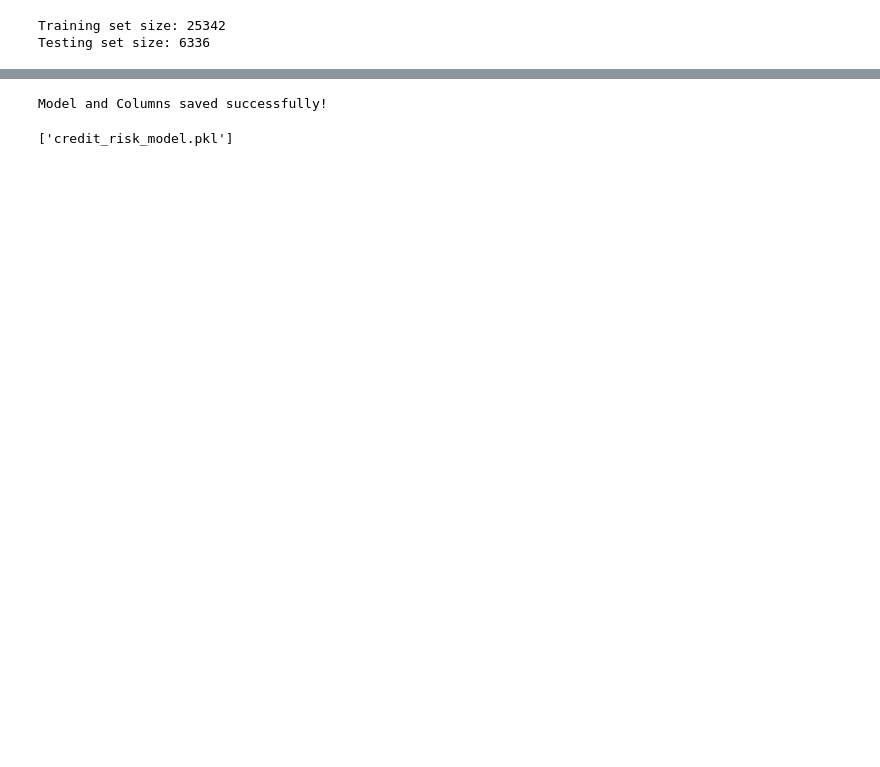
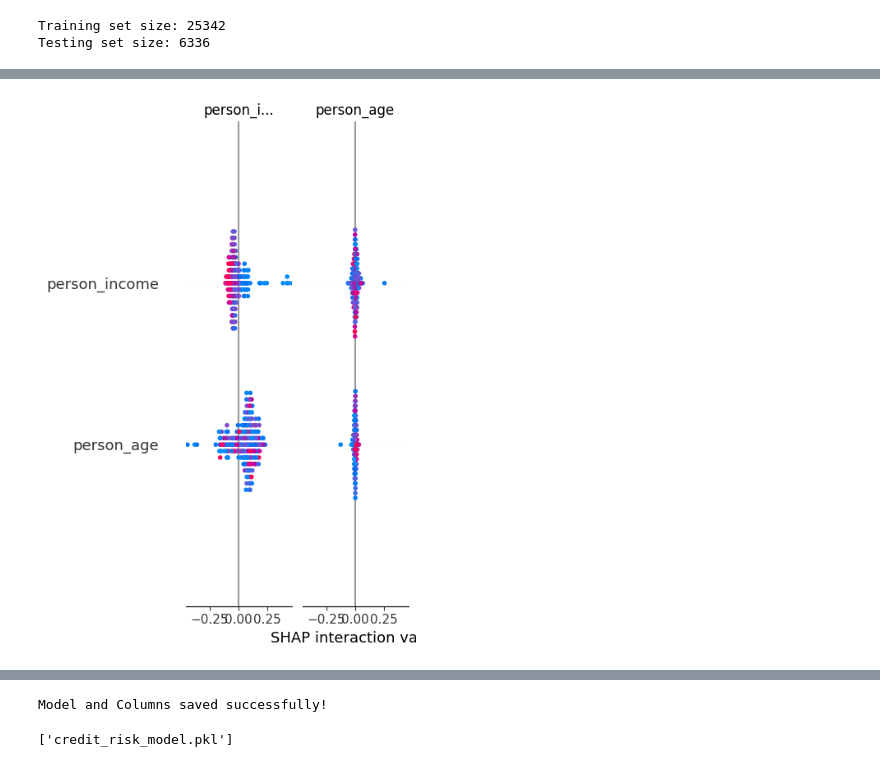
Before and after one commit to jayanth4551/Credit-Risk-Predictor-AI, a Jupyter notebook: credit_risk_analysis.ipynb, the cells around one changed output, grey strips where cells are left out. Saved outputs shown, nothing was run; the diff lists cells and outputs as text; code cells hidden in the pictures; blank space fills up the shorter version.

```diff
--- a/credit_risk_analysis.ipynb
+++ b/credit_risk_analysis.ipynb
@@ -213,0 +254,12 @@ weighted avg       0.92      0.92      0.92      6336
+# %%
+import shap
+
+X_sample = X_test.sample(200,random_state = 42)
+
+explainer = shap.TreeExplainer(rf_model)
+shap_values = explainer(X_sample)
+
+# Summary plot
+shap.summary_plot(shap_values, X_sample)
+# %% [output]
+[figure, added]
```
Also changed, not shown: parts of 7 cells of this notebook.
